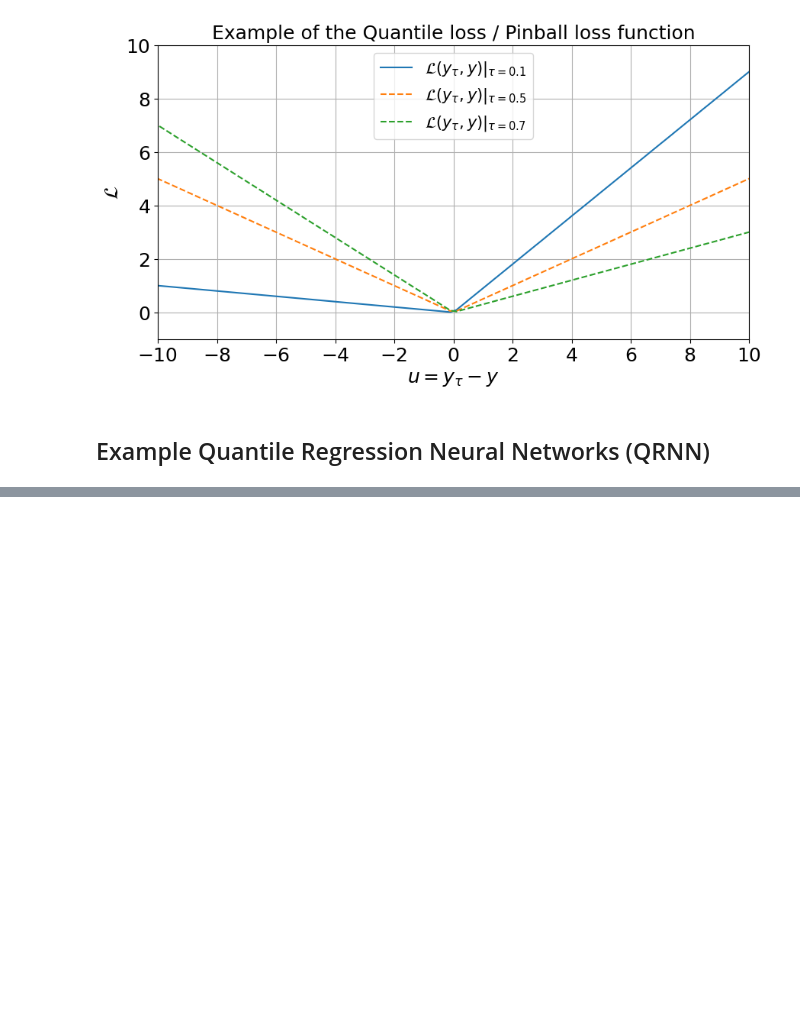
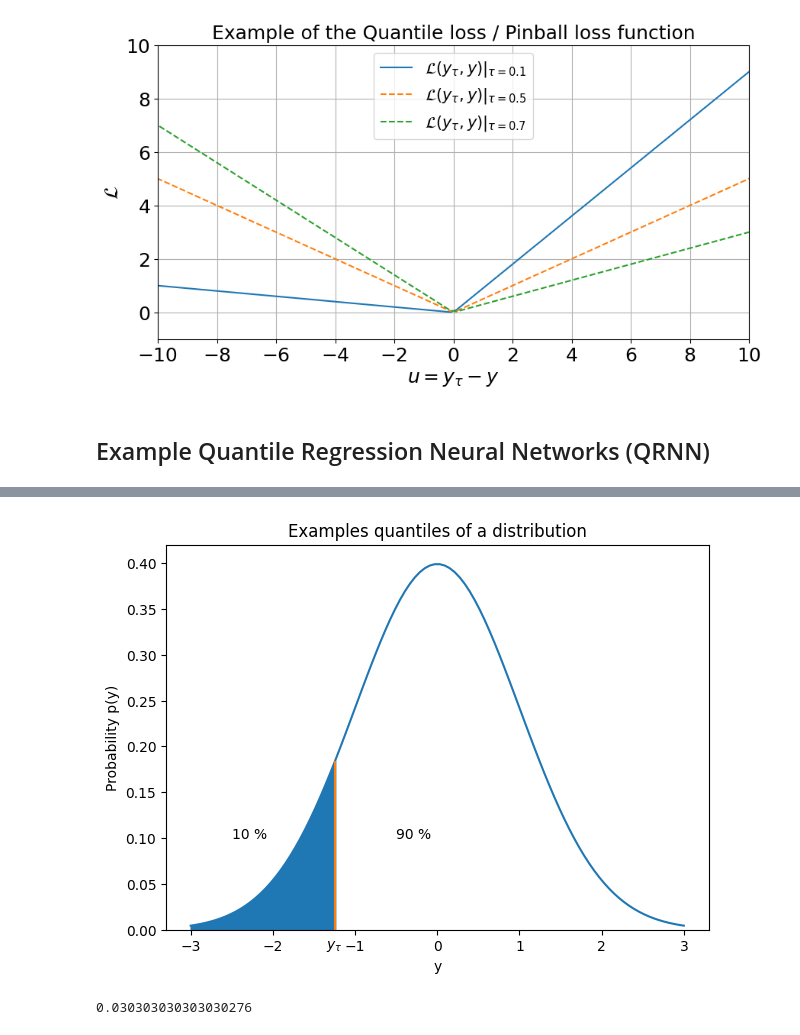
Before and after one commit to chiara-aisweden/cloud_rm, a Jupyter notebook: Cloud_rm/qrnn_example.ipynb, the cells around one changed output, grey strips where cells are left out. Cells and saved outputs as stored; diff of their text form; code cells hidden in the pictures; blank space fills up the shorter version.

```diff
--- a/Cloud_rm/qrnn_example.ipynb
+++ b/Cloud_rm/qrnn_example.ipynb
@@ -350,0 +376,33 @@ plt.show()
+# %%
+import matplotlib.pyplot as plt
+import numpy as np
+import scipy.stats as stats
+import math
+
+mu = 0
+variance = 1
+sigma = math.sqrt(variance)
+x = np.linspace(mu - 3*sigma, mu + 3*sigma, 100)
+pdf=stats.norm.pdf(x, mu, sigma)
+plt.plot(x, pdf)
+plt.vlines(x[29],ymin=-1,ymax=pdf[29],colors='tab:orange')
+plt.fill_between(
+        x= x,
+        y1= pdf,
+        where= (x[29] >= x)&(x >= -3),
+        color= "tab:blue",
+        alpha= 1)
+plt.ylim([0,0.42])
+plt.title('Examples quantiles of a distribution')
+plt.annotate(r'10 %',xy=[-2.5,0.10])
+plt.annotate(r'90 %',xy=[-0.5,0.10])
+plt.ylabel('Probability p(y)')
+plt.xlabel('y')
+plt.text(-1.35,-0.02,r'$y_\tau$')
+plt.show()
+# %% [output]
+[figure, added]
+# %%
+x[50]
+# %% [output]
+0.030303030303030276
```
Also changed, not shown: parts of 15 cells of this notebook, 1 other file.
